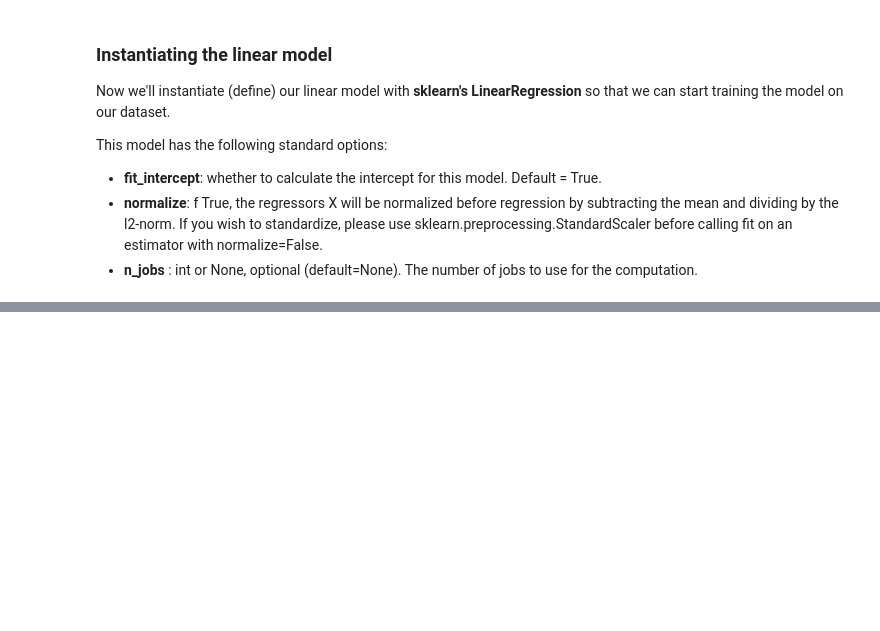
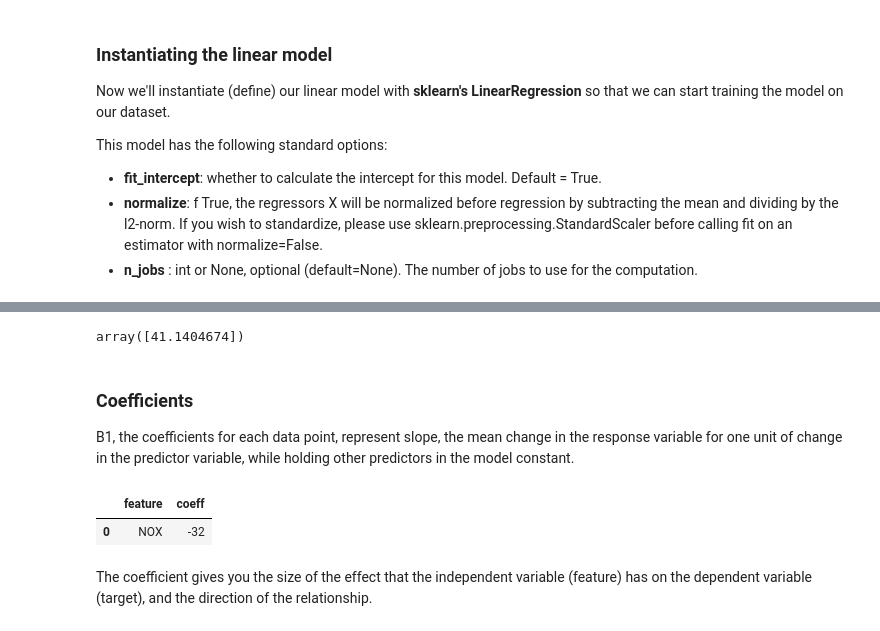
Before and after one commit to davideliason/DM4BA_Personal_Practice, a Jupyter notebook: Pandas_DataAnalysis.ipynb, the cells around one changed output, grey strips where cells are left out. Cells and saved outputs as stored; diff of their text form; code cells hidden in the pictures; blank space fills up the shorter version.

```diff
--- a/Pandas_DataAnalysis.ipynb
+++ b/Pandas_DataAnalysis.ipynb
@@ -2378,0 +2399,2 @@ lr = LinearRegression(fit_intercept=True,
+# %%
+fit = lr.fit(x_train, y_train)
@@ -2378,0 +2408,19 @@ lr = LinearRegression(fit_intercept=True,
+# %%
+lr.intercept_
+# %% [output]
+array([41.1404674])
+# %% [markdown]
+### Coefficients
+
+B1, the coefficients for each data point, represent slope, the mean change in the response variable for one unit of change in the predictor variable, while holding other predictors in the model constant.
+# %%
+coef_df = pd.DataFrame({"feature": "NOX",
+                        "coeff": int(fit.coef_)},
+                      index=[0])
+# %%
+coef_df
+# %% [output]
+|  | feature | coeff |
+| 0 | NOX | -32 |
+# %% [markdown]
+The coefficient gives you the size of the effect that the independent variable (feature) has on the dependent variable (target), and the direction of the relationship.
```
Also changed, not shown: parts of 4 cells of this notebook.
